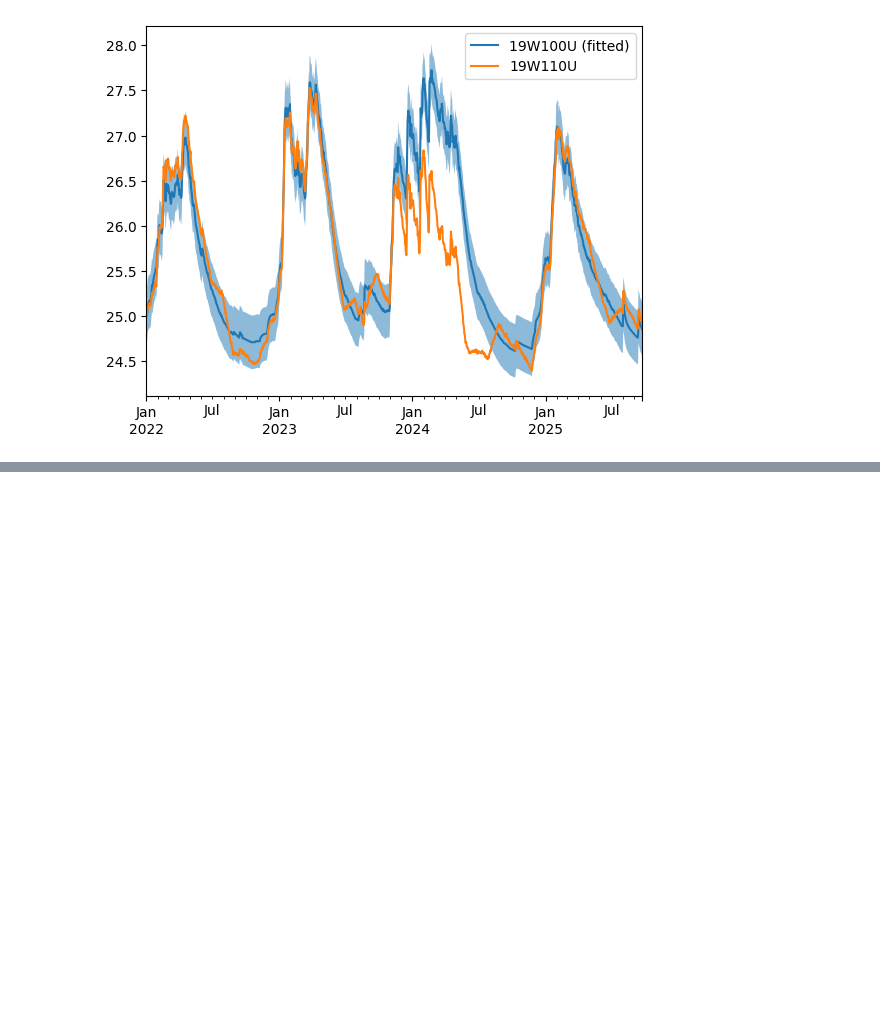
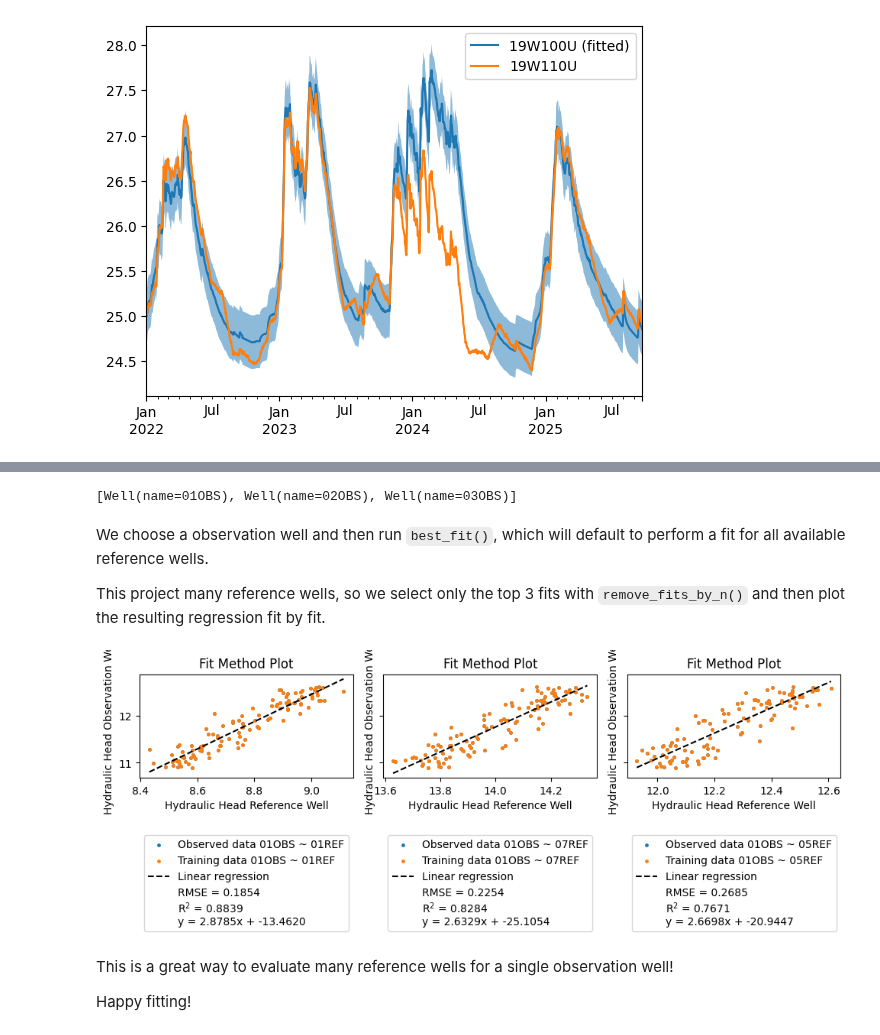
Before and after one commit to sgfsweden/gwrefpy, a Jupyter notebook: docs/user_guide/2_fitting_wells.ipynb, the cells around one changed output, grey strips where cells are left out. Saved outputs shown, nothing was run; the diff lists cells and outputs as text; code cells hidden in the pictures; blank space fills up the shorter version.

```diff
--- a/docs/user_guide/2_fitting_wells.ipynb
+++ b/docs/user_guide/2_fitting_wells.ipynb
@@ -150,0 +163,26 @@ ax.legend()
+# %%
+large_model = gr.Model("large_example.gwref")
+large_model.fits = []
+large_model.obs_wells[:3]
+# %% [output]
+[Well(name=01OBS), Well(name=02OBS), Well(name=03OBS)]
+# %% [markdown]
+We choose a observation well and then run `best_fit()`, which will default to perform a fit for all available reference wells.
+
+This project many reference wells, so we select only the top 3 fits with `remove_fits_by_n()` and then plot the resulting regression fit by fit.
+# %%
+_ = large_model.best_fit(obs_well="01OBS", offset="0D")
+_ = large_model.remove_fits_by_n("01OBS", 3)
+
+fig, axs = plt.subplots(ncols=len(large_model.fits), sharey=True, figsize=(10,4))
+for ax, fit in zip(axs, large_model.fits):
+    _ = large_model.plot_fitmethod(fit, ax=ax)
+    legend = ax.get_legend()
+    legend.set_bbox_to_anchor((0.5, -0.5))
+    legend.set_loc("upper center")
+# %% [output]
+[figure, added]
+# %% [markdown]
+This is a great way to evaluate many reference wells for a single observation well!
+
+Happy fitting!
```
Also changed, not shown: parts of 6 cells of this notebook.
